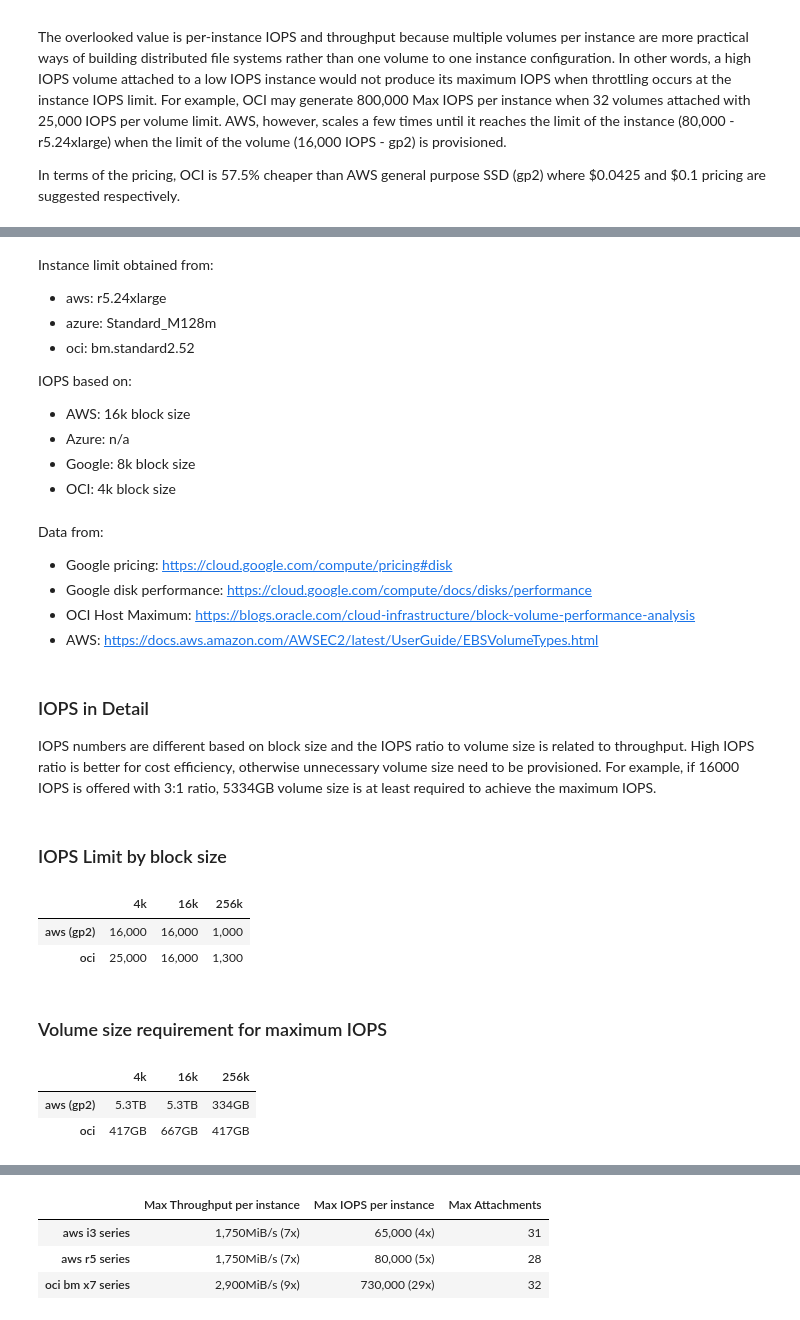
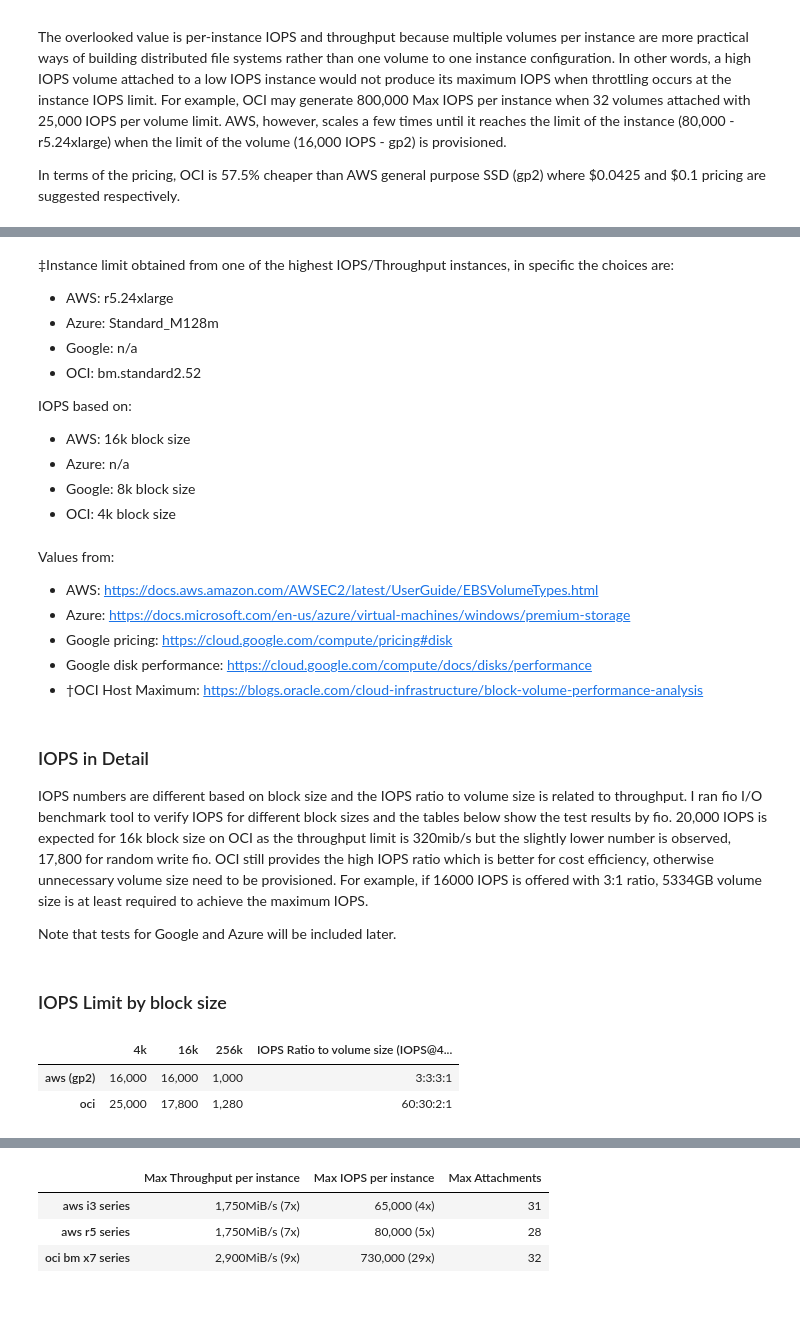
Before and after one commit to lee212/benchmark-baremetal, a Jupyter notebook: oci baremetal benchmark v2.ipynb, the cells around one changed output, grey strips where cells are left out. Drawn from its saved outputs; the diff is of its cells as text; code cells hidden in the pictures.

```diff
--- a/oci baremetal benchmark v2.ipynb
+++ b/oci baremetal benchmark v2.ipynb
@@ -146,10 +146,11 @@ dfbdata=pd.DataFrame.from_dict(bdata, orient='index')
 | azure (p80) | ssd | \$0.055 per GB-month, (32 TiB-$1,... | 750mib/s | 2000mib/s | 20000 | ... |
 | oci | ssd | $0.0425 per GB-month | 320mib/s (336mb/s) | - | 25000 | ... |
 # %% [markdown]
-Instance limit obtained from:
-- aws: r5.24xlarge
-- azure: Standard_M128m
-- oci: bm.standard2.52
+‡Instance limit obtained from one of the highest IOPS/Throughput instances, in specific the choices are:
+- AWS: r5.24xlarge
+- Azure: Standard_M128m
+- Google: n/a
+- OCI: bm.standard2.52
 
 IOPS based on:
 - AWS: 16k block size
@@ -157,50 +158,37 @@ IOPS based on:
 - Google: 8k block size
 - OCI: 4k block size
 # %% [markdown]
-Data from:
+Values from:
+- AWS: https://docs.aws.amazon.com/AWSEC2/latest/UserGuide/EBSVolumeTypes.html
+- Azure: https://docs.microsoft.com/en-us/azure/virtual-machines/windows/premium-storage
 - Google pricing: https://cloud.google.com/compute/pricing#disk
 - Google disk performance: https://cloud.google.com/compute/docs/disks/performance
-- OCI Host Maximum: https://blogs.oracle.com/cloud-infrastructure/block-volume-performance-analysis
-- AWS: https://docs.aws.amazon.com/AWSEC2/latest/UserGuide/EBSVolumeTypes.html
+- †OCI Host Maximum: https://blogs.oracle.com/cloud-infrastructure/block-volume-performance-analysis
 # %% [markdown]
 ### IOPS in Detail
 
-IOPS numbers are different based on block size and the IOPS ratio to volume size is related to throughput. High IOPS ratio is better for cost efficiency, otherwise unnecessary volume size need to be provisioned. For example, if 16000 IOPS is offered with 3:1 ratio,  5334GB volume size is at least required to achieve the maximum IOPS.
+IOPS numbers are different based on block size and the IOPS ratio to volume size is related to throughput. I ran fio I/O benchmark tool to verify IOPS for different block sizes and the tables below show the test results by fio. 20,000 IOPS is expected for 16k block size on OCI as the throughput limit is 320mib/s but the slightly lower number is observed, 17,800 for random write fio. OCI still provides the high IOPS ratio which is better for cost efficiency, otherwise unnecessary volume size need to be provisioned. For example, if 16000 IOPS is offered with 3:1 ratio,  5334GB volume size is at least required to achieve the maximum IOPS.
+
+Note that tests for Google and Azure will be included later.
 # %%
 bdata_iops = {"aws (gp2)" : { "4k": "16,000",
                          "16k": "16,000",
                          "256k": "1,000",
+                         "IOPS Ratio to volume size (IOPS@4k/16k/256k/GB)":"3:3:3:1"
                              },
                 "oci" :  { "4k": "25,000",
-                          "16k": "16,000",
-                          "256k": "1,300"
-                             },
-             }
-
-
-bdata_size_req = {"aws (gp2)" : { "4k": "5.3TB",
-                         "16k": "5.3TB",
-                         "256k": "334GB",
-                             },
-                "oci" :  { "4k": "417GB",
-                          "16k": "667GB",
-                          "256k": "417GB"
+                          "16k": "17,800",
+                          "256k": "1,280",
+                          "IOPS Ratio to volume size (IOPS@4k/16k/256k/GB)":"60:30:2:1"
                              },
              }
 
 dfbdata_iops = pd.DataFrame.from_dict(bdata_iops, orient='index')
-dfbdata_size_req = pd.DataFrame.from_dict(bdata_size_req, orient='index')
 
 display(HTML("<h3>IOPS Limit by block size</h3>"))
 display(dfbdata_iops)
-display(HTML("<h3>Volume size requirement for maximum IOPS</h3>"))
-display(dfbdata_size_req)
 # %% [output]
 IOPS Limit by block size
-|  | 4k | 16k | 256k |
-| aws (gp2) | 16,000 | 16,000 | 1,000 |
-| oci | 25,000 | 16,000 | 1,300 |
+|  | 4k | 16k | 256k | IOPS Ratio to volume size (IOPS@4... |
+| aws (gp2) | 16,000 | 16,000 | 1,000 | 3:3:3:1 |
+| oci | 25,000 | 17,800 | 1,280 | 60:30:2:1 |
-Volume size requirement for maximum IOPS
-|  | 4k | 16k | 256k |
-| aws (gp2) | 5.3TB | 5.3TB | 334GB |
-| oci | 417GB | 667GB | 417GB |
```
Also changed, not shown: parts of 8 cells of this notebook.
